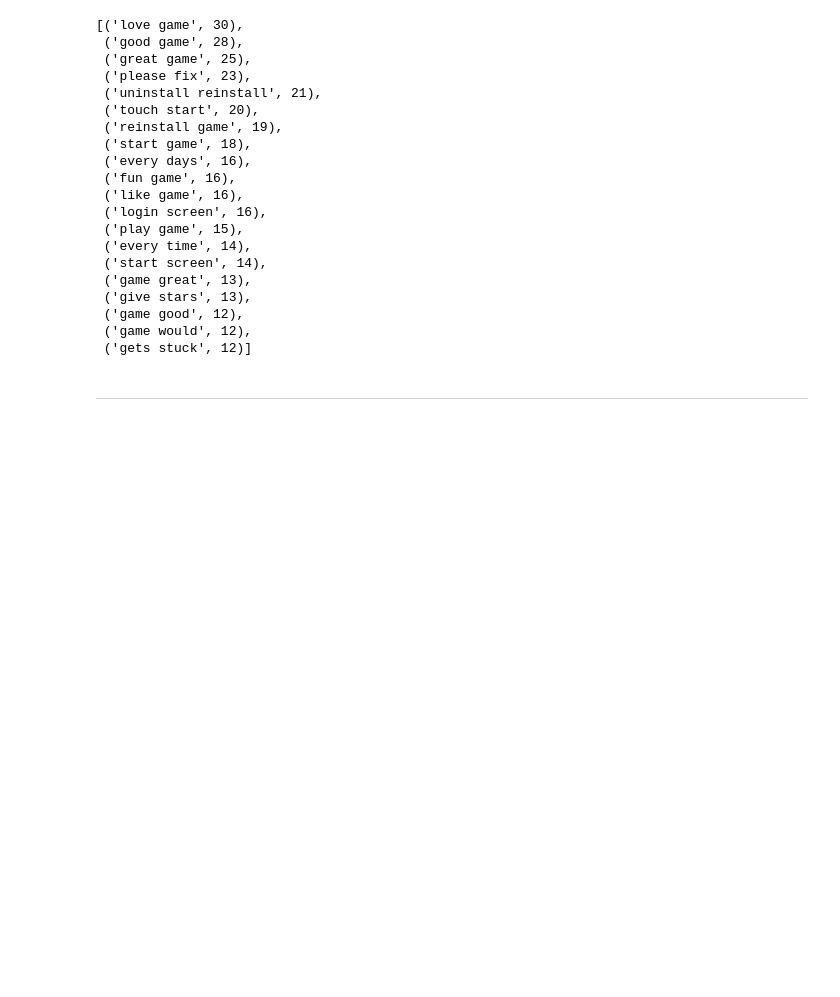
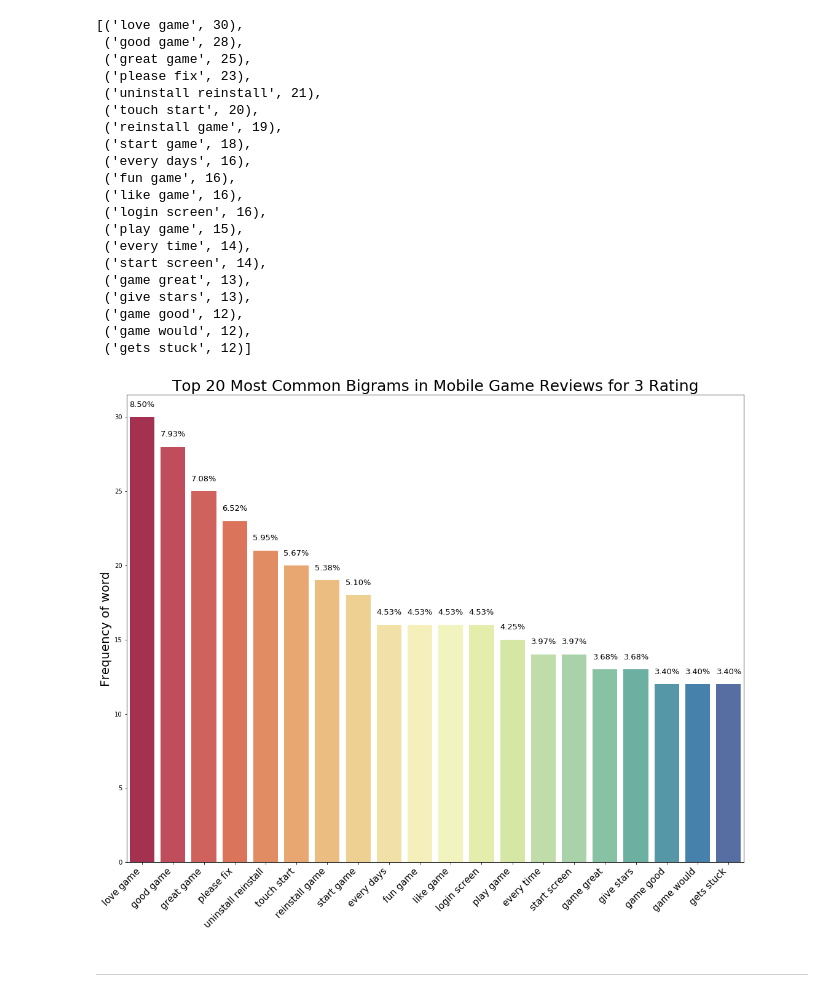
Before and after one commit to Moses-Lin/romreview, a Jupyter notebook: EDA.ipynb, the cells around one changed output. Saved outputs shown, nothing was run; the diff lists cells and outputs as text; code cells hidden in the pictures; blank space fills up the shorter version.

Commit message:
added more graphs

```diff
--- a/EDA.ipynb
+++ b/EDA.ipynb
@@ -700,6 +700,26 @@ bigram3[:20]
  ('game good', 12),
  ('game would', 12),
  ('gets stuck', 12)]
+# %%
+mostcommonwords203bi = bigram3[:20]
+
+yaxis203bi = [val[1] for val in mostcommonwords203bi]
+
+xaxis203bi = [val[0] for val in mostcommonwords203bi]
+
+plt.figure(figsize=(18, 14))
+ax = sns.barplot(xaxis203bi, yaxis203bi, palette ="Spectral")
+plt.title('Top 20 Most Common Bigrams in Mobile Game Reviews for 3 Rating', fontsize = 25)
+plt.ylabel('Frequency of word', fontsize = 20)
+plt.xticks(rotation=45, fontsize = 15, ha='right')
+
+
+for p in ax.patches:
+             ax.annotate("%.2f" % (p.get_height()*100/sum(yaxis203bi))+'%', (p.get_x() + p.get_width() / 2., p.get_height()),
+                 ha='center', va='center', fontsize=13, color='black', xytext=(0, 20),
+                 textcoords='offset points')
+# %% [output]
+[figure, added]
 # %%
 # Returns nothing.
 
```
Also changed, not shown: parts of 1 cell of this notebook.
